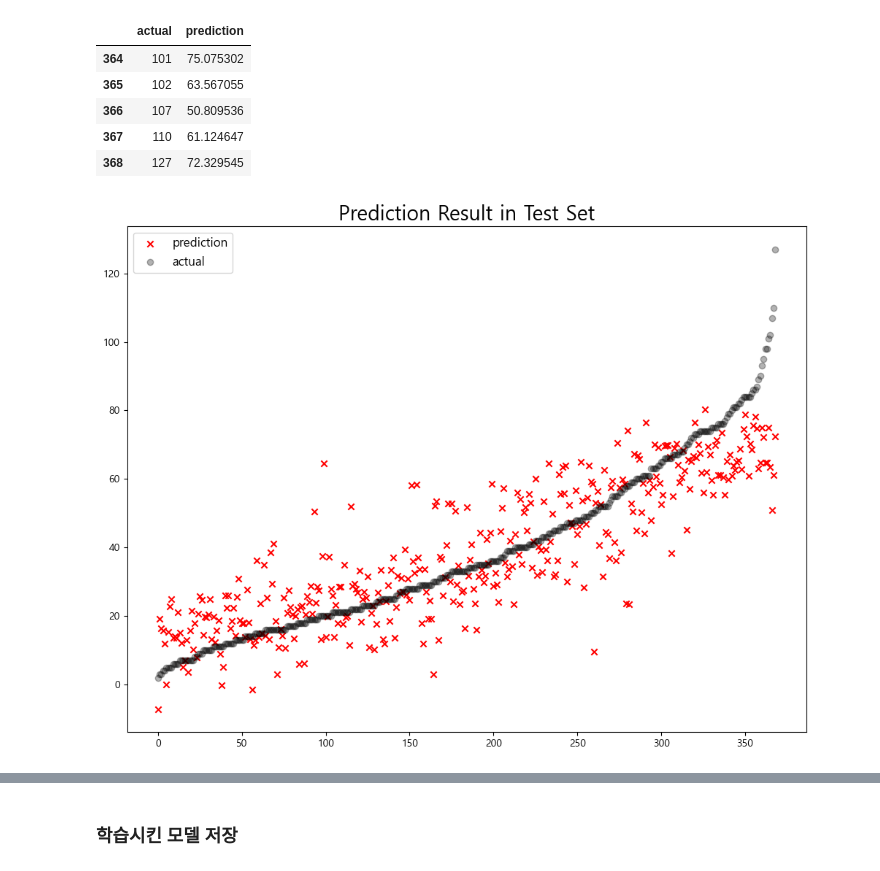
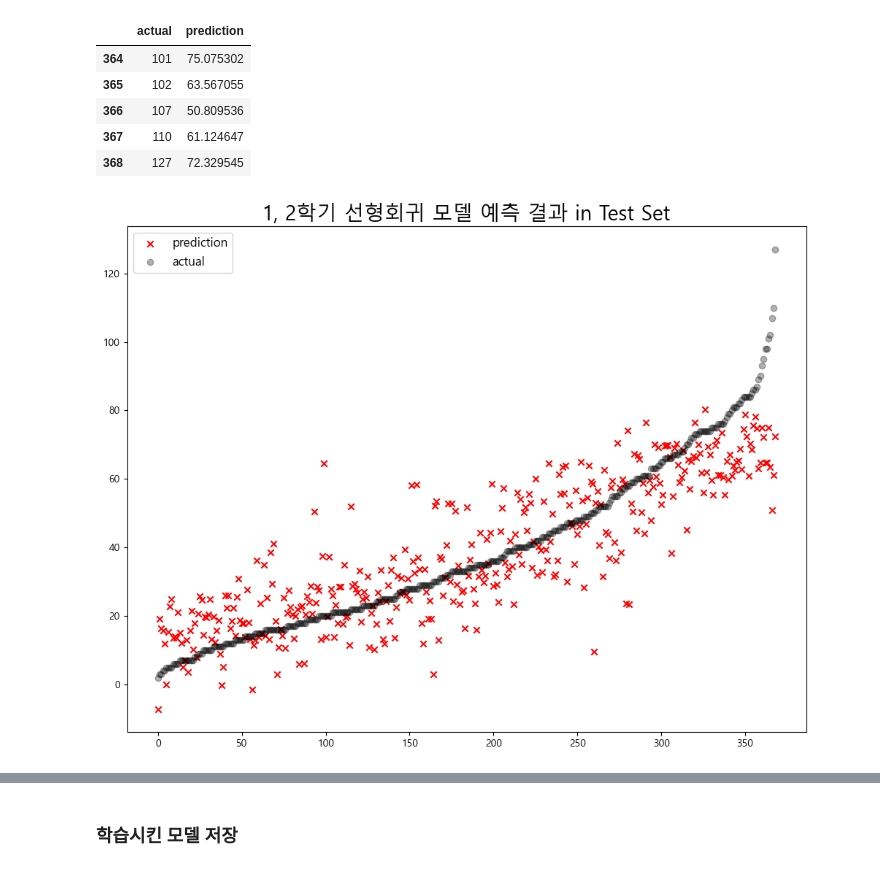
Before and after one commit to sohds/P4DS_gaeun_allocation, a Jupyter notebook: model/cross_reg_both.ipynb, the cells around one changed output, grey strips where cells are left out. Cells and saved outputs as stored; diff of their text form; code cells hidden in the pictures.

```diff
--- a/model/cross_reg_both.ipynb
+++ b/model/cross_reg_both.ipynb
@@ -14,7 +14,7 @@ from joblib import dump
 # %% [markdown]
 ### data 불러오기
 # %%
-df = pd.read_excel("final_for_regression.xlsx")
+df = pd.read_excel("../resource/final_for_models.xlsx")
 df.head()
 # %% [output]
 |  | 일자 | semester | season | event | day of the week | time | 기온(°C) | 풍속(m/s) | 강수량(mm) | 습도(%) | ... |
@@ -378,9 +383,9 @@ df.tail()
 # %%
 plt.figure(figsize=(12, 9))
 plt.scatter(df.index, df['prediction'], marker='x', color='r')
 plt.scatter(df.index, df['actual'], alpha=0.3, marker='o', color='black')
-plt.title("Prediction Result in Test Set", fontsize=20)
+plt.title("1, 2학기 선형회귀 모델 예측 결과 in Test Set", fontsize=20)
 plt.legend(['prediction', 'actual'], fontsize=12)
 plt.show()
 # %% [output]
-[figure, old version]
+[figure, new version]
```
Also changed, not shown: parts of 12 cells of this notebook, 6 other files.
